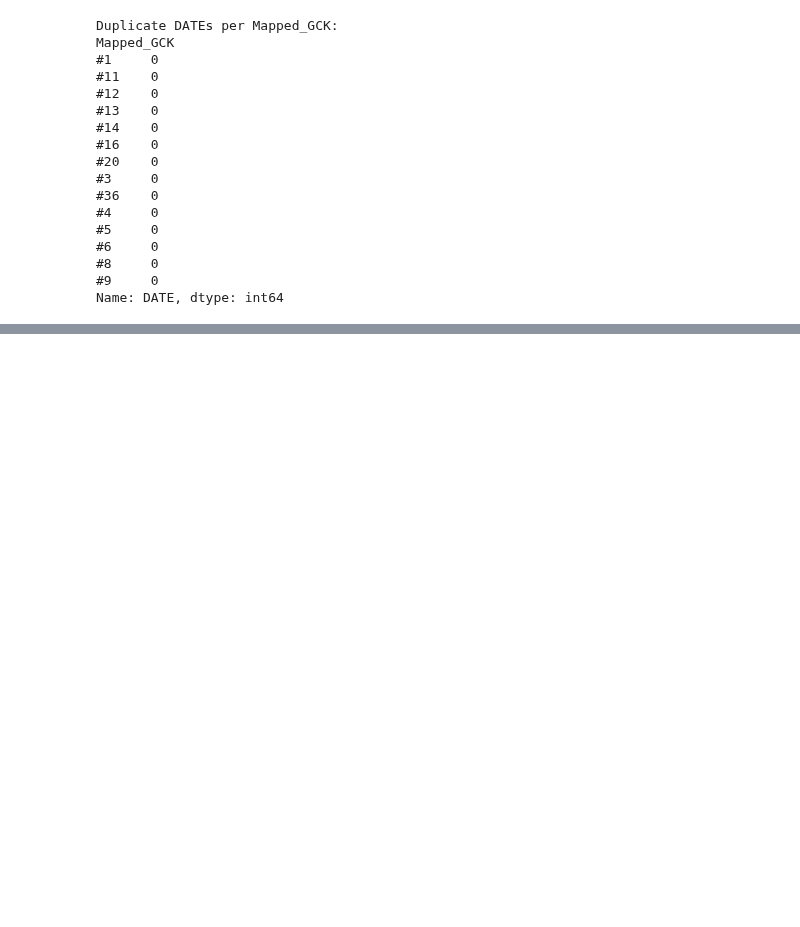
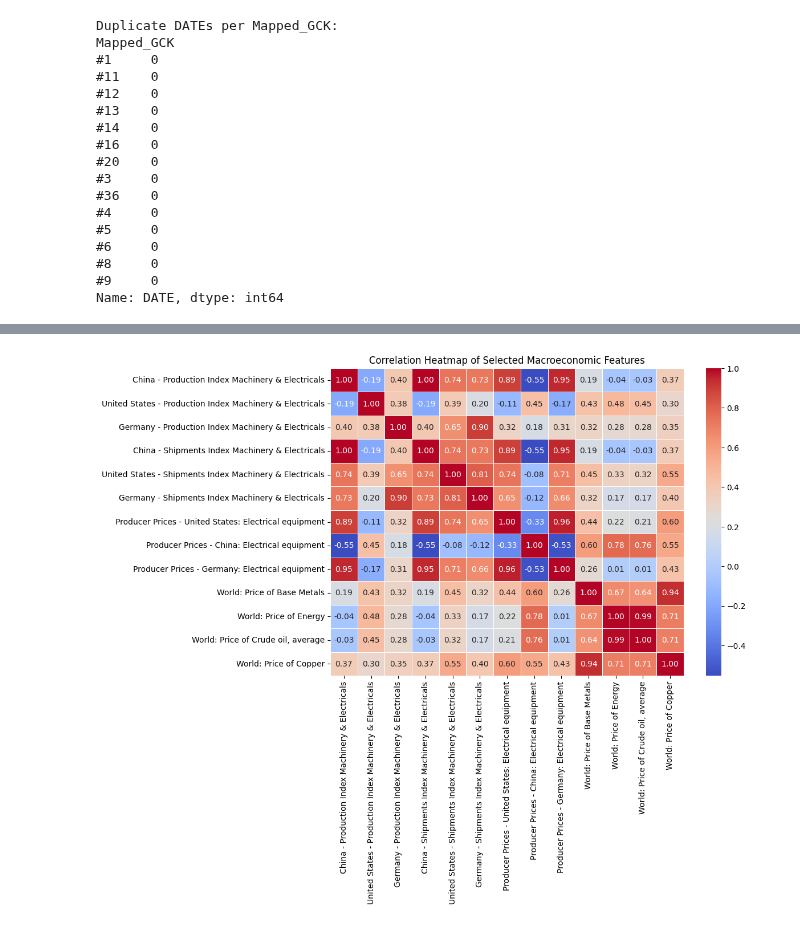
Before and after one commit to gugaaa1904/BC, a Jupyter notebook: Case 2.ipynb, the cells around one changed output, grey strips where cells are left out. Cells and saved outputs as stored; diff of their text form; code cells hidden in the pictures; blank space fills up the shorter version.

```diff
--- a/Case 2.ipynb
+++ b/Case 2.ipynb
@@ -81,12 +87,3 @@ DATE
 2018-10-10    10
 2018-10-11     8
 Name: count, dtype: int64
-# %%
-# Merge first row with current column names
-market_data.columns = market_data.iloc[0].astype(str) + " - " + market_data.iloc[1].astype(str)
-
-# Drop the first two rows since they are now merged into headers
-market_data = market_data.iloc[2:].reset_index(drop=True)
-
-# Display the first few rows to verify the fix
-market_data.head()
@@ -173,0 +286,9 @@ Name: DATE, dtype: int64
+# %%
+# Remover espaços em branco da coluna Date
+market_data["Date"] = market_data["Date"].str.strip()
+
+# Criar coluna Year extraindo os primeiros 4 caracteres
+market_data["Year"] = market_data["Date"].str[:4].astype(int)
+
+# Criar coluna Month removendo o 'm' e convertendo para inteiro
+market_data["Month"] = market_data["Date"].str[5:].astype(int)
@@ -173,0 +371,30 @@ Name: DATE, dtype: int64
+# %%
+# Define the selected macroeconomic features
+macro_features = [
+    "China - Production Index Machinery & Electricals",
+    "United States - Production Index Machinery & Electricals",
+    "Germany - Production Index Machinery & Electricals",
+    "China - Shipments Index Machinery & Electricals",
+    "United States - Shipments Index Machinery & Electricals",
+    "Germany - Shipments Index Machinery & Electricals",
+    "Producer Prices - United States: Electrical equipment",
+    "Producer Prices - China: Electrical equipment",
+    "Producer Prices - Germany: Electrical equipment",
+    "World: Price of Base Metals",
+    "World: Price of Energy",
+    "World: Price of Crude oil, average",
+    "World: Price of Copper"
+]
+
+# Compute the correlation matrix for only the selected features
+correlation_matrix = market_data[macro_features].corr()
+
+# Plot the heatmap
+plt.figure(figsize=(10, 7))
+sns.heatmap(correlation_matrix, annot=True, cmap="coolwarm", fmt=".2f", linewidths=0.5)
+plt.title("Correlation Heatmap of Selected Macroeconomic Features")
+plt.xticks(rotation=90)
+plt.yticks(rotation=0)
+plt.show()
+# %% [output]
+[figure, added]
```
Also changed, not shown: parts of 21 cells of this notebook.
